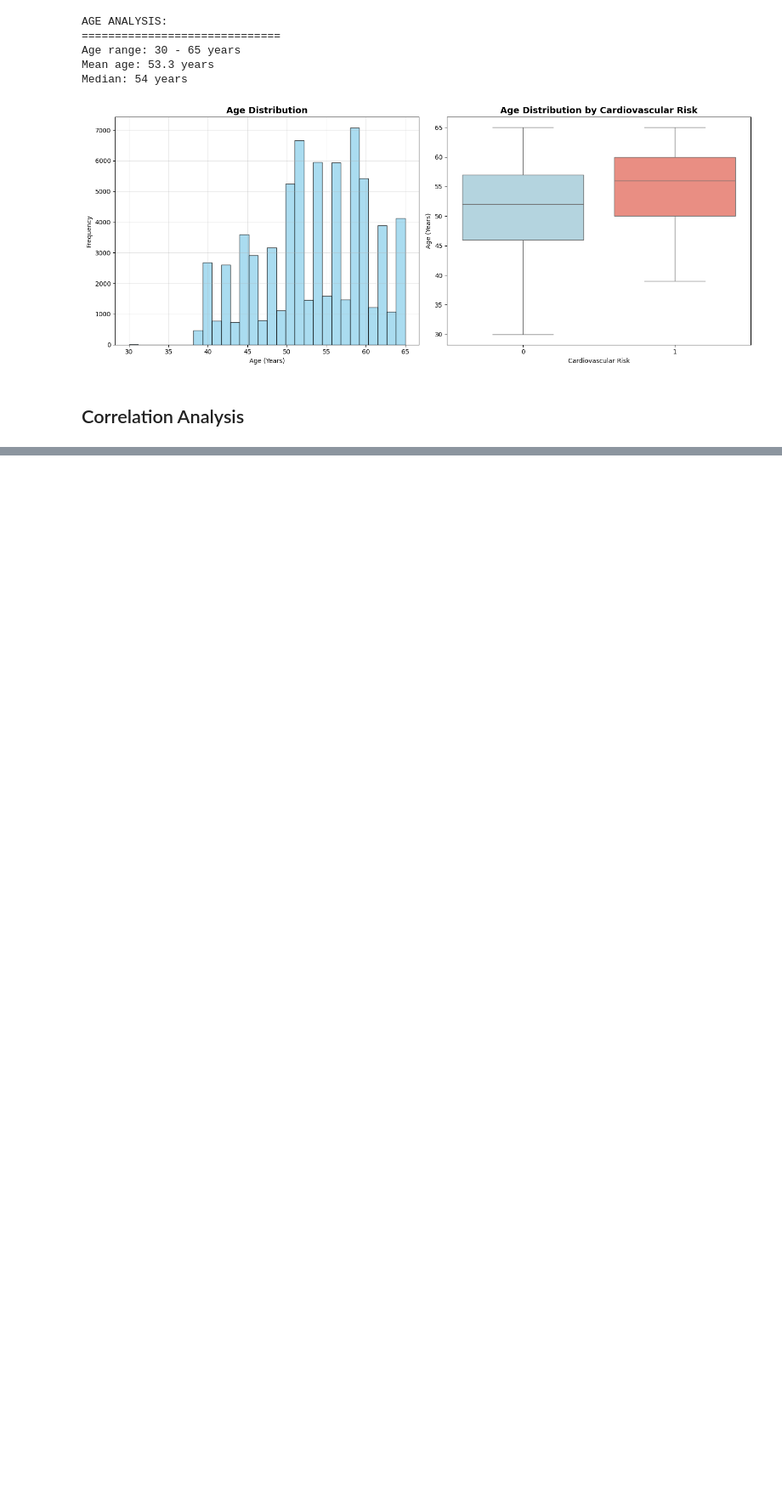
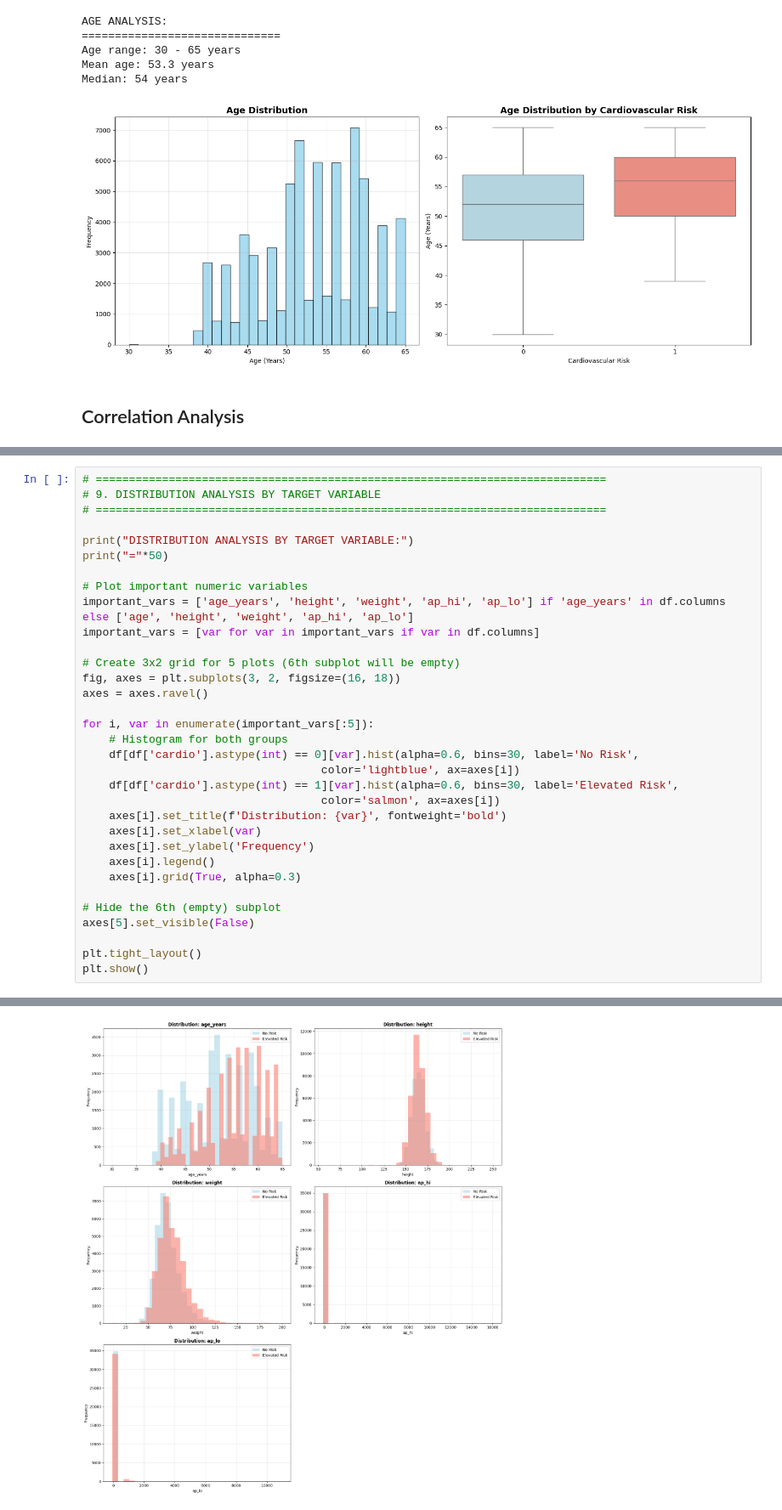
Before and after one commit to eyyuboeztuerk-arch/DPP-Stackfuel-Data-Science-Projekt, a Jupyter notebook: notebooks/01_exploration.ipynb, the cells around one changed output, grey strips where cells are left out. Shown at 85% size. Drawn from its saved outputs; the diff is of its cells as text; blank space fills up the shorter version.

Commit message:
add distribution analysis by target variable in 01_exploration.ipynb

```diff
--- a/notebooks/01_exploration.ipynb
+++ b/notebooks/01_exploration.ipynb
@@ -611,0 +614,34 @@ Strongest correlations with target variable:
+# %%
+# =============================================================================
+# 9. DISTRIBUTION ANALYSIS BY TARGET VARIABLE
+# =============================================================================
+
+print("DISTRIBUTION ANALYSIS BY TARGET VARIABLE:")
+print("="*50)
+
+# Plot important numeric variables
+important_vars = ['age_years', 'height', 'weight', 'ap_hi', 'ap_lo'] if 'age_years' in df.columns else ['age', 'height', 'weight', 'ap_hi', 'ap_lo']
+important_vars = [var for var in important_vars if var in df.columns]
+
+# Create 3x2 grid for 5 plots (6th subplot will be empty)
+fig, axes = plt.subplots(3, 2, figsize=(16, 18))
+axes = axes.ravel()
+
+for i, var in enumerate(important_vars[:5]):
+    # Histogram for both groups
+    df[df['cardio'].astype(int) == 0][var].hist(alpha=0.6, bins=30, label='No Risk',
+                                    color='lightblue', ax=axes[i])
+    df[df['cardio'].astype(int) == 1][var].hist(alpha=0.6, bins=30, label='Elevated Risk',
+                                    color='salmon', ax=axes[i])
+    axes[i].set_title(f'Distribution: {var}', fontweight='bold')
+    axes[i].set_xlabel(var)
+    axes[i].set_ylabel('Frequency')
+    axes[i].legend()
+    axes[i].grid(True, alpha=0.3)
+
+# Hide the 6th (empty) subplot
+axes[5].set_visible(False)
+
+plt.tight_layout()
+plt.show()
+# %% [output]
@@ -611,0 +650 @@ Strongest correlations with target variable:
+[figure, added]
```
Also changed, not shown: parts of 3 cells of this notebook.
